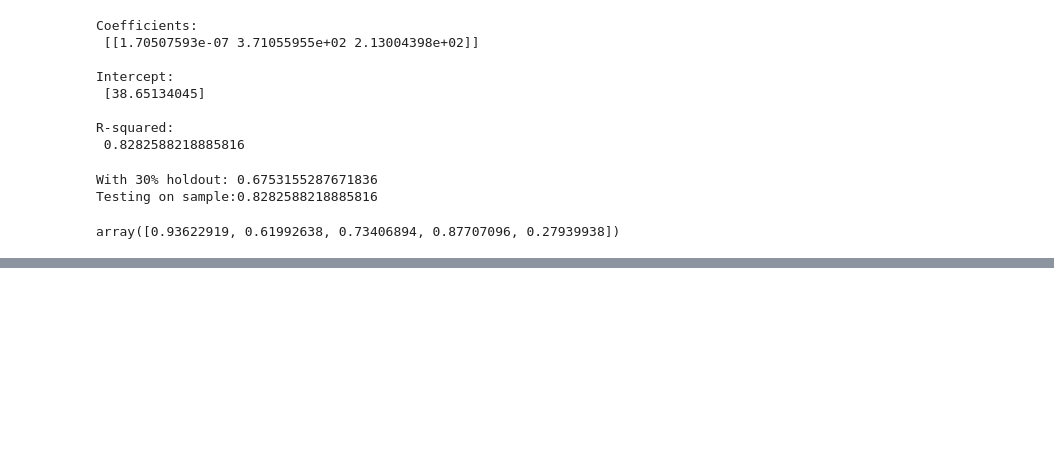
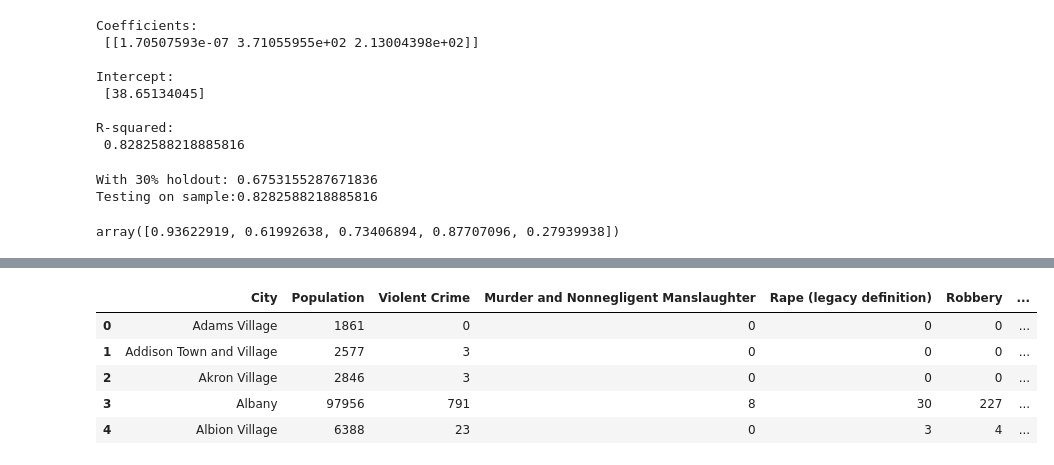
Before and after one commit to ayan1995/Thinkful, a Jupyter notebook: Bootcamp/Unit 2 Supervised Learning/Lesson 4 Linear Regression/Multivariable Regression Model.ipynb, the cells around one changed output, grey strips where cells are left out. Cells and saved outputs as stored; diff of their text form; code cells hidden in the pictures; blank space fills up the shorter version.

```diff
--- a/Bootcamp/Unit 2 Supervised Learning/Lesson 4 Linear Regression/Multivariable Regression Model.ipynb
+++ b/Bootcamp/Unit 2 Supervised Learning/Lesson 4 Linear Regression/Multivariable Regression Model.ipynb
@@ -257,0 +193,16 @@ Name: Violent Crime, dtype: float64
+# %%
+# Change name of variables to one word
+df['Larcenytheft'] = df['Larceny-Theft']
+df = df.drop(columns=['Larceny-Theft'])
+
+df['Motorvehicletheft'] = df['Motor Vehicle Theft']
+df = df.drop(columns=['Motor Vehicle Theft'])
+# %%
+df.head()
+# %% [output]
+|  | City | Population | Violent Crime | Murder and Nonnegligent Manslaughter | Rape (legacy definition) | Robbery | ... |
+| 0 | Adams Village | 1861 | 0 | 0 | 0 | 0 | ... |
+| 1 | Addison Town and Village | 2577 | 3 | 0 | 0 | 0 | ... |
+| 2 | Akron Village | 2846 | 3 | 0 | 0 | 0 | ... |
+| 3 | Albany | 97956 | 791 | 8 | 30 | 227 | ... |
+| 4 | Albion Village | 6388 | 23 | 0 | 3 | 4 | ... |
```
Also changed, not shown: parts of 19 cells of this notebook, 2 other files.
